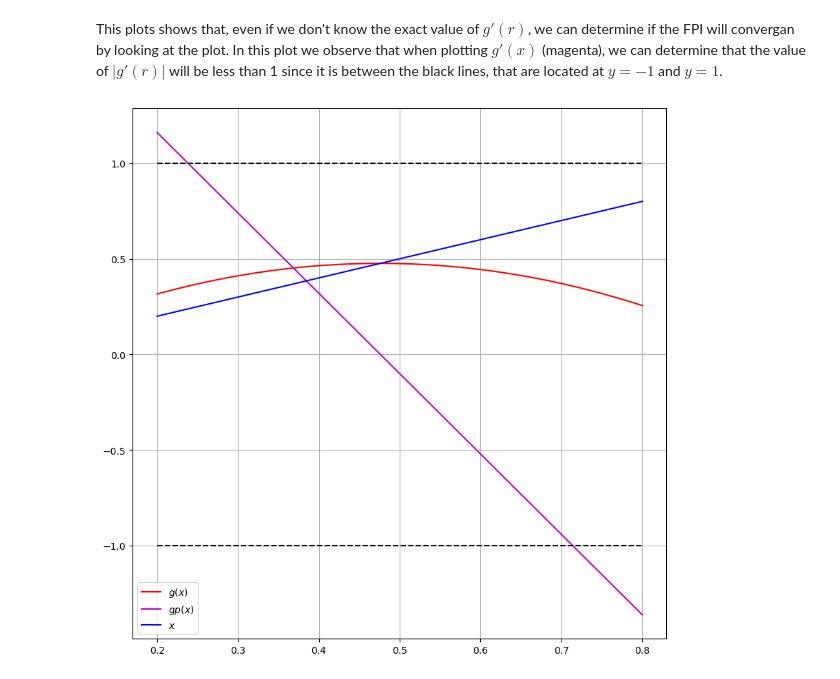
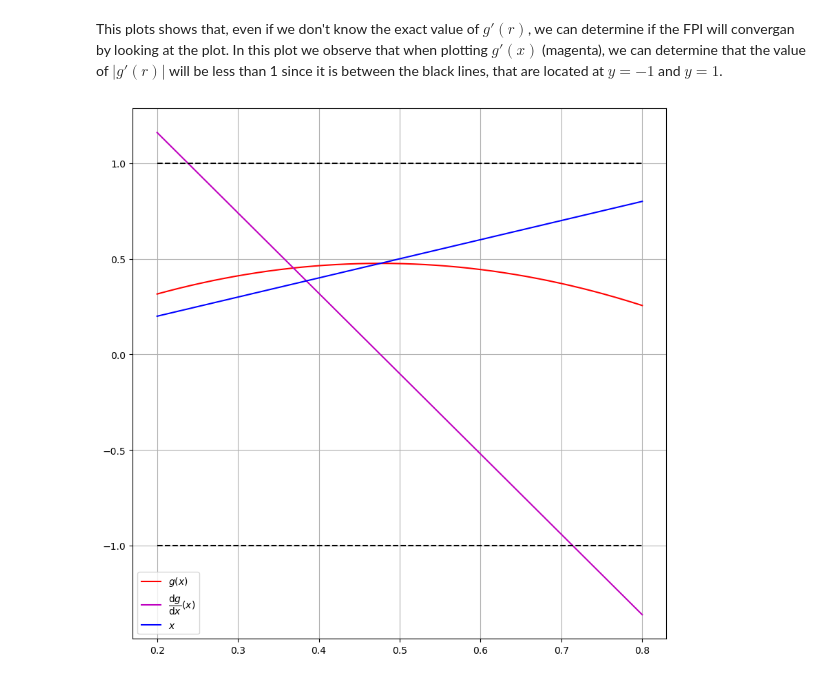
Before and after one commit to tclaudioe/Scientific-Computing-V3, a Jupyter notebook: 03_roots_of_1D_functions.ipynb, the cells around one changed output. Cells and saved outputs as stored; diff of their text form; code cells hidden in the pictures.

```diff
--- a/03_roots_of_1D_functions.ipynb
+++ b/03_roots_of_1D_functions.ipynb
@@ -828,13 +833,13 @@ In this plot we observe that when plotting $g'(x)$ (magenta), we can determine t
 # %%
 xx=np.linspace(0.2,0.8,1000)
 plt.figure(figsize=(10,10))
 plt.plot(xx,g(xx),'r-',label=r'$g(x)$')
-plt.plot(xx,gp(xx),'m-',label=r'$gp(x)$')
+plt.plot(xx,gp(xx),'m-',label=r'$\dfrac{\mathrm{d} g}{\mathrm{d}x}(x)$')
 plt.plot(xx,xx,'b-',label=r'$x$')
 plt.plot(xx,0*xx+1,'k--')
 plt.plot(xx,0*xx-1,'k--')
 plt.legend(loc='best')
 plt.grid()
 plt.show()
 # %% [output]
-[figure, old version]
+[figure, new version]
```
Also changed, not shown: parts of 6 cells of this notebook, 2 other files.
